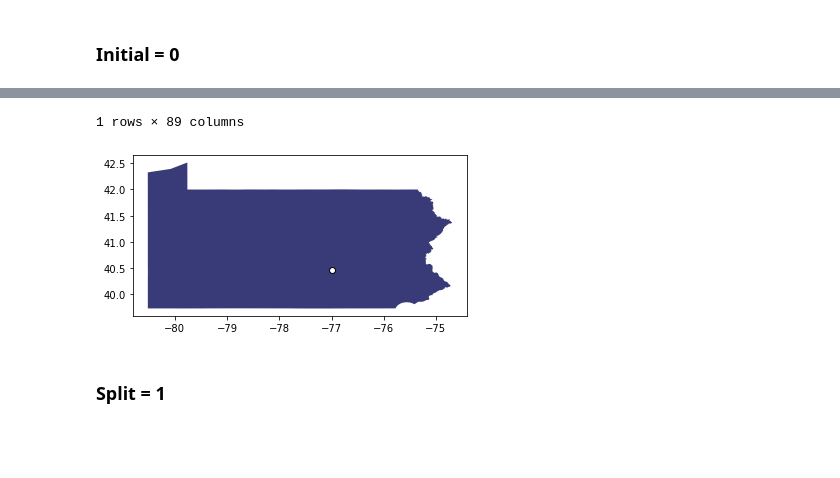
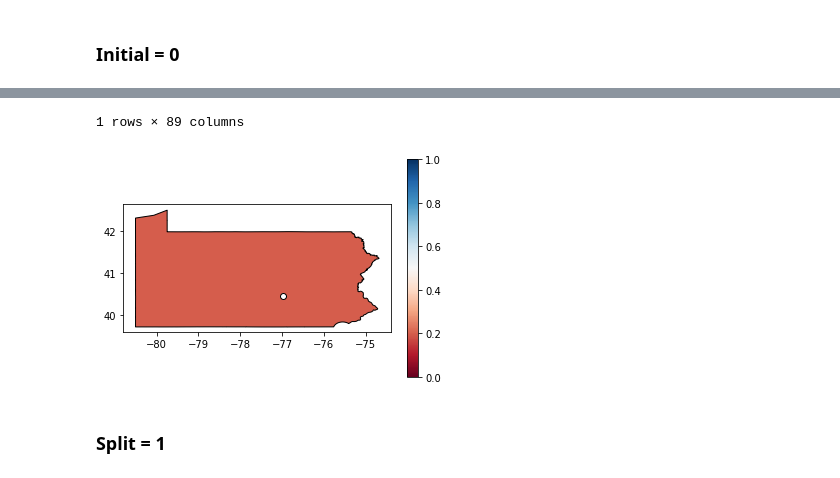
Before and after one commit to yagnesh7/clock-hand-redistricting, a Jupyter notebook: redistricting/split_review.ipynb, the cells around one changed output, grey strips where cells are left out. Cells and saved outputs as stored; diff of their text form; code cells hidden in the pictures; blank space fills up the shorter version.

Commit message:
party coloring

```diff
--- a/redistricting/split_review.ipynb
+++ b/redistricting/split_review.ipynb
@@ -220,7 +241,7 @@ districts_df.plot(cmap="tab20b")
 # %% [markdown]
 ## Step by Step Review
 # %%
-def split_review(input_df, split, split_cols):
+def split_review(input_df, split, split_cols, plot_party=False):
     input_df['TEMP_DISTRICT'] = input_df.apply(splits_to_regions_binary, splits=split_columns[:split], axis=1)
     n_districts = input_df['TEMP_DISTRICT'].nunique()
     # random_districts = np.random.choice(np.linspace(0,n_districts-1,n_districts), size=n_districts, replace=False, p=None)
@@ -229,7 +250,11 @@ def split_review(input_df, split, split_cols):
     input_df["TEMP_DISTRICT"] = input_df["TEMP_DISTRICT"].apply(lambda x: shuffle_dict[x])
 
     districts_df = input_df.dissolve(by = "TEMP_DISTRICT")
-    base = districts_df.plot(cmap="tab20b")
+
+    if plot_party:
+        base = districts_df.plot(cmap="RdBu", column="Dem_Ratio", legend=True, vmin=0, vmax=1, edgecolor='black')
+    else:
+        base = districts_df.plot(cmap="tab20b", edgecolor='black')
 
     points = []
     for x in range(2**split):
@@ -247,7 +272,7 @@ def split_review(input_df, split, split_cols):
 # %% [markdown]
 ### Initial = 0
 # %%
-split_review(input_df=all_districts, split=0, split_cols=split_columns)
+split_review(input_df=all_districts, split=0, split_cols=split_columns, plot_party=True)
 # %% [output]
 |  | geometry | GEOID20 | G18GOVRWAG | G18USSDCAS | NAME | G18USSLKER | VTDST | STATEFP | G18USSGGAL | ... |
 | TEMP_DISTRICT |  |  |  |  |  |  |  |  |  | ... |
@@ -255,5 +280,5 @@ split_review(input_df=all_districts, split=0, split_cols=split_columns)
 1 rows × 89 columns
-[figure, old version]
+[figure, new version]
 # %% [markdown]
 ### Split = 1
 # %%
```
Also changed, not shown: parts of 12 cells of this notebook.
